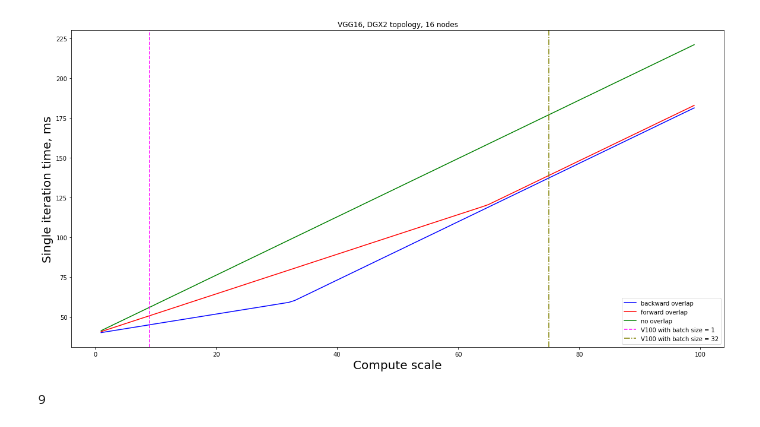
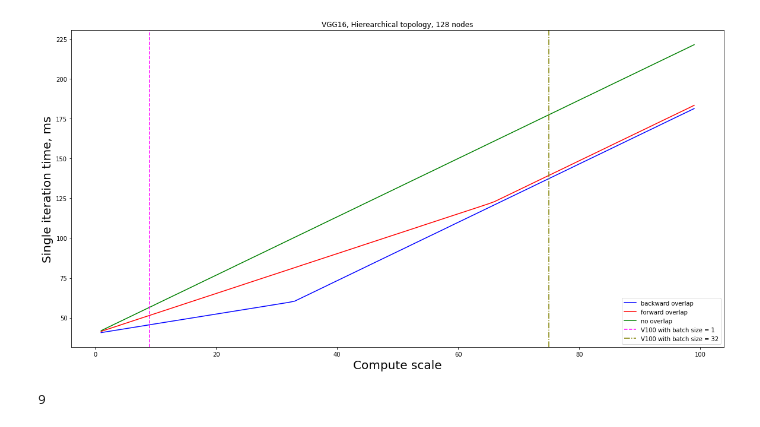
Before and after one commit to Yassawe/astra-sim-csnl, a Jupyter notebook: experiments/output/sweepTime/analysis.ipynb, the cells around one changed output. Saved outputs shown, nothing was run; the diff lists cells and outputs as text; code cells hidden in the pictures.

```diff
--- a/experiments/output/sweepTime/analysis.ipynb
+++ b/experiments/output/sweepTime/analysis.ipynb
@@ -4,7 +4,7 @@ import numpy as np
 # %%
 backward_overlap, no_overlap, forward_overlap = [], [], []
 # %%
-f = open("./DGX2_VGG16_baseline.txt", "r")
+f = open("./DGX1_VGG16_scaled.txt", "r")
 # %%
 while True:
     line = f.readline()
@@ -36,25 +36,25 @@ import matplotlib.pyplot as plt
 # %%
 fig = plt.figure(figsize=(16,8), facecolor='white')
 ax = fig.add_subplot(111)
 
 plt.tight_layout()
 
 plt.xlabel('Compute scale', fontsize=20)
 plt.ylabel('Single iteration time, ms', fontsize=20)
-plt.title('VGG16, DGX2 topology, 16 nodes')
+plt.title('VGG16, Hierearchical topology, 128 nodes')
 plt.xticks()
 
 ax.plot(scales_list, b_ov, label='backward overlap', color='blue')
 ax.plot(scales_list, f_ov, label='forward overlap', color='red')
 ax.plot(scales_list, n_ov, label='no overlap', color='green')
 
 plt.axvline(x=b1_vline, color='magenta', linestyle='--', label='V100 with batch size = 1')
 plt.axvline(x=b32_vline, color='olive', linestyle='-.', label = 'V100 with batch size = 32')
 
 plt.legend()
 plt.show()
 # %% [output]
-[figure, old version]
+[figure, new version]
 # %%
 # %% [output]
 9
```
Also changed, not shown: 12 other files.
